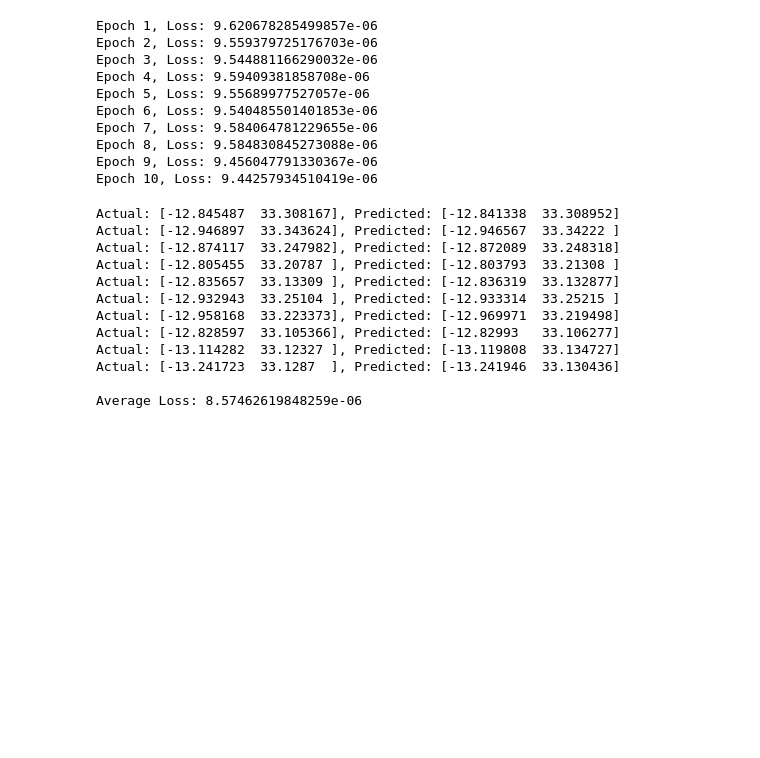
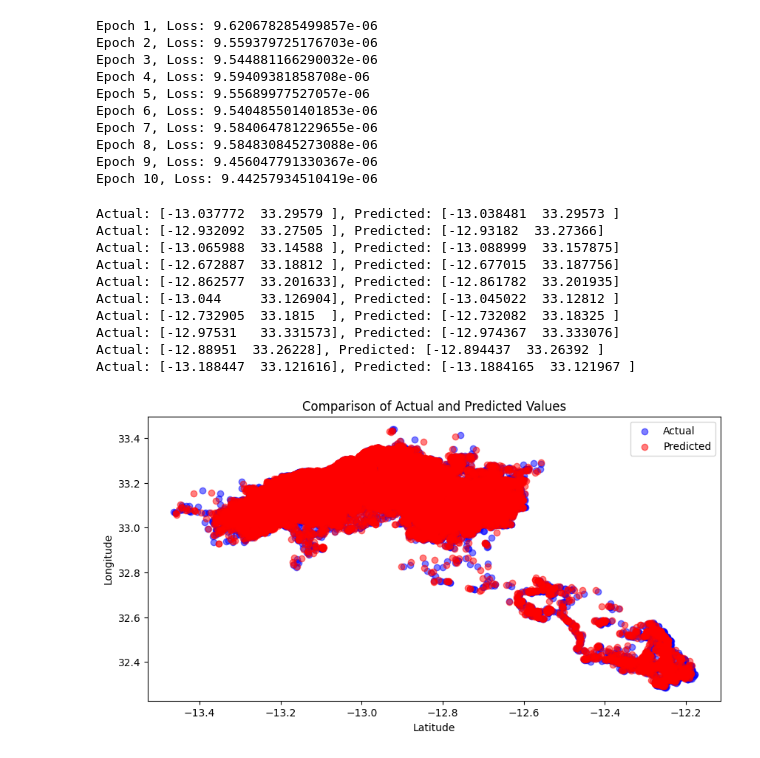
Before and after one commit to indhu68/Intro_to_DL_Project, a Jupyter notebook: RTML_Main.ipynb, the cells around one changed output. Saved outputs shown, nothing was run; the diff lists cells and outputs as text; code cells hidden in the pictures; blank space fills up the shorter version.

```diff
--- a/RTML_Main.ipynb
+++ b/RTML_Main.ipynb
@@ -430,50 +481,66 @@ Epoch 9, Loss: 9.456047791330367e-06
 Epoch 10, Loss: 9.44257934510419e-06
 # %%
 import torch
+import matplotlib.pyplot as plt
+import numpy as np
 
-def evaluate(model, dataloader, criterion, scaler):
+def evaluate_and_plot(model, dataloader, criterion, scaler):
     model.eval()
     total_loss = 0
+    actuals_list = []
+    predicteds_list = []
     sample_count = 0
 
     min_lat_lon = scaler.data_min_[:2]  # Assuming these are lat and lon
     range_lat_lon = scaler.data_range_[:2]  # Assuming these are lat and lon ranges
 
     with torch.no_grad():
         for X_batch, y_batch in dataloader:
             X_batch = X_batch.to('cuda')
             y_batch = y_batch.to('cuda')
             predictions = model(X_batch)
             loss = criterion(predictions, y_batch)
             total_loss += loss.item()
 
-            if sample_count < 10:
-                actuals = y_batch.cpu().numpy()
-                predicteds = predictions.cpu().numpy()
+            actuals = y_batch.cpu().numpy()
+            predicteds = predictions.cpu().numpy()
 
-                # Apply inverse scaling to latitude and longitude
-                actuals[:, 0:2] = actuals[:, 0:2] * range_lat_lon + min_lat_lon
-                predicteds[:, 0:2] = predicteds[:, 0:2] * range_lat_lon + min_lat_lon
+            # Apply inverse scaling to latitude and longitude
+            actuals[:, 0:2] = actuals[:, 0:2] * range_lat_lon + min_lat_lon
+            predicteds[:, 0:2] = predicteds[:, 0:2] * range_lat_lon + min_lat_lon
 
-                for actual, predicted in zip(actuals, predicteds):
+            for actual, predicted in zip(actuals, predicteds):
+                actuals_list.append(actual[:2])
+                predicteds_list.append(predicted[:2])
+                if sample_count < 10:
                     print(f'Actual: {actual[:2]}, Predicted: {predicted[:2]}')
                     sample_count += 1
-                    if sample_count >= 10:
-                        break
+
+    # Plotting
+    actuals_array = np.array(actuals_list)
+    predicteds_array = np.array(predicteds_list)
+    plt.figure(figsize=(10, 5))
+    plt.scatter(actuals_array[:, 0], actuals_array[:, 1], c='blue', label='Actual', alpha=0.5)
+    plt.scatter(predicteds_array[:, 0], predicteds_array[:, 1], c='red', label='Predicted', alpha=0.5)
+    plt.xlabel('Latitude')
+    plt.ylabel('Longitude')
+    plt.title('Comparison of Actual and Predicted Values')
+    plt.legend()
+    plt.show()
 
     print(f'\nAverage Loss: {total_loss / len(dataloader)}')
 
-evaluate(model, test_loader, criterion,scaler)
+# Assuming you have already defined 'model', 'test_loader', 'criterion', and 'scaler':
+evaluate_and_plot(model, test_loader, criterion, scaler)
 # %% [output]
-Actual: [-12.845487  33.308167], Predicted: [-12.841338  33.308952]
-Actual: [-12.946897  33.343624], Predicted: [-12.946567  33.34222 ]
-Actual: [-12.874117  33.247982], Predicted: [-12.872089  33.248318]
-Actual: [-12.805455  33.20787 ], Predicted: [-12.803793  33.21308 ]
-Actual: [-12.835657  33.13309 ], Predicted: [-12.836319  33.132877]
-Actual: [-12.932943  33.25104 ], Predicted: [-12.933314  33.25215 ]
-Actual: [-12.958168  33.223373], Predicted: [-12.969971  33.219498]
-Actual: [-12.828597  33.105366], Predicted: [-12.82993   33.106277]
-Actual: [-13.114282  33.12327 ], Predicted: [-13.119808  33.134727]
-Actual: [-13.241723  33.1287  ], Predicted: [-13.241946  33.130436]
-
-Average Loss: 8.57462619848259e-06
+Actual: [-13.037772  33.29579 ], Predicted: [-13.038481  33.29573 ]
+Actual: [-12.932092  33.27505 ], Predicted: [-12.93182  33.27366]
+Actual: [-13.065988  33.14588 ], Predicted: [-13.088999  33.157875]
+Actual: [-12.672887  33.18812 ], Predicted: [-12.677015  33.187756]
+Actual: [-12.862577  33.201633], Predicted: [-12.861782  33.201935]
+Actual: [-13.044     33.126904], Predicted: [-13.045022  33.12812 ]
+Actual: [-12.732905  33.1815  ], Predicted: [-12.732082  33.18325 ]
+Actual: [-12.97531   33.331573], Predicted: [-12.974367  33.333076]
+Actual: [-12.88951  33.26228], Predicted: [-12.894437  33.26392 ]
+Actual: [-13.188447  33.121616], Predicted: [-13.1884165  33.121967 ]
+[figure, added]
```
Also changed, not shown: parts of 5 cells of this notebook.
